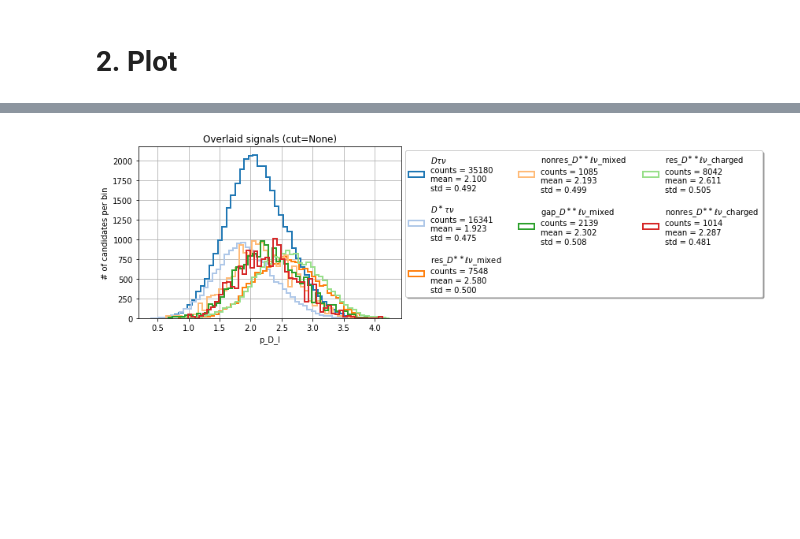
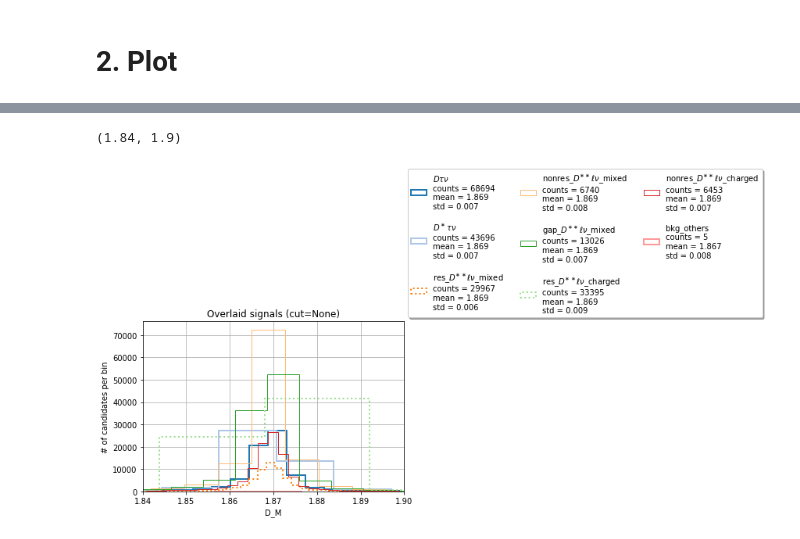
Before and after one commit to zjkjsd/inclusive_R_D, a Jupyter notebook: Notebooks/2_PlotNtuple_e.ipynb, the cells around one changed output, grey strips where cells are left out. Saved outputs shown, nothing was run; the diff lists cells and outputs as text; code cells hidden in the pictures; blank space fills up the shorter version.

```diff
--- a/Notebooks/2_PlotNtuple_e.ipynb
+++ b/Notebooks/2_PlotNtuple_e.ipynb
@@ -243,9 +385,11 @@ mpl.plot_hist_2d(cut='signal_prob==largest_prob and signal_prob>0.8', mask=None)
 # %%
-mpl.plot_all_overlaid(variable='p_D_l',cut=None,
+mpl.plot_all_overlaid(variable='D_M',cut=None,
                       mask=['bkg_fakeD','bkg_Odecay','bkg_combinatorial','bkg_fakeTC',
                              r'$D\ell\nu$',r'$D^\ast\ell\nu$',
                             r'$D^{\ast\ast}\tau\nu$_mixed',
                             r'$D^{\ast\ast}\tau\nu$_charged',])
+plt.xlim(1.84,1.9)
 # %% [output]
+(1.84, 1.9)
-[figure, old version]
+[figure, new version]
 # %%
```
Also changed, not shown: parts of 46 cells of this notebook, 18 other files.
